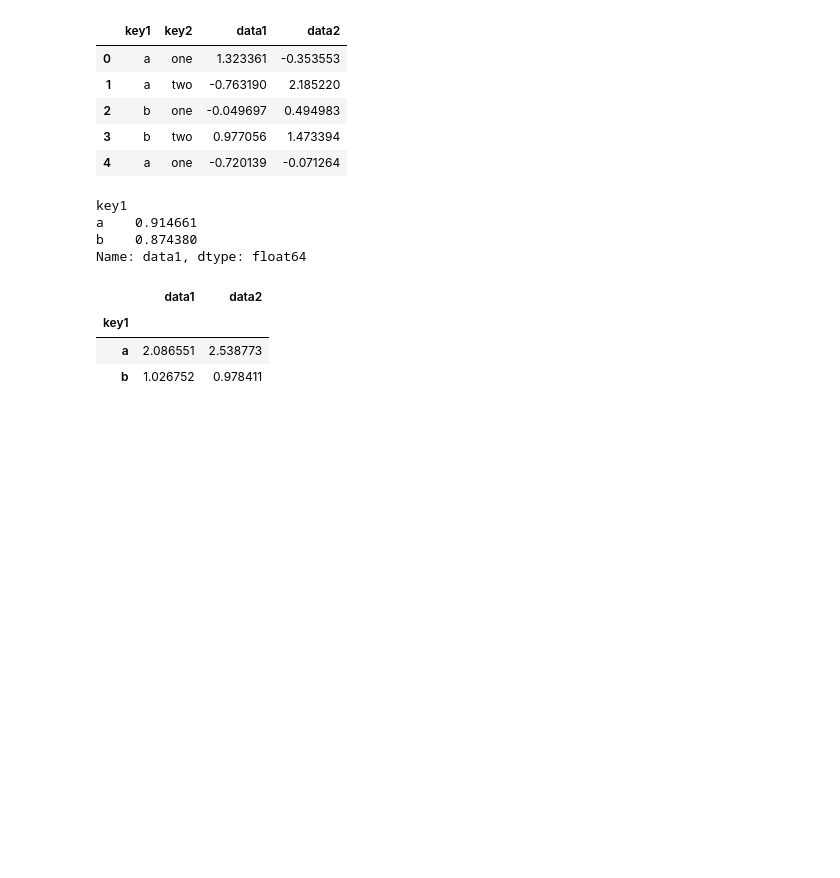
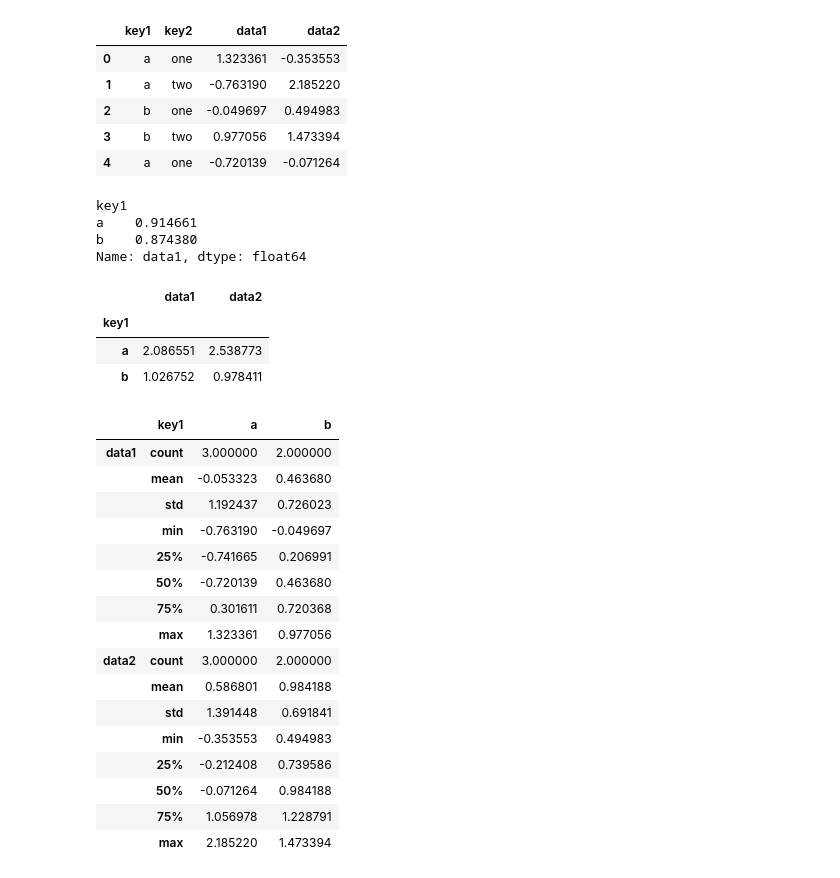
Before and after one commit to ArslanAmanov/Data-Science-Foundations-, a Jupyter notebook: Python for Data Analyses O'reilly_book/ch9_data_aggregation_and_group_ops.ipynb, the cells around one changed output. Cells and saved outputs as stored; diff of their text form; code cells hidden in the pictures; blank space fills up the shorter version.

Commit message:
optimized groupby methods

```diff
--- a/Python for Data Analyses O'reilly_book/ch9_data_aggregation_and_group_ops.ipynb
+++ b/Python for Data Analyses O'reilly_book/ch9_data_aggregation_and_group_ops.ipynb
@@ -374,3 +374,25 @@ grouped.agg(peak_to_peak)   # group df by key1 and compute peak_to_peak
 | key1 |  |  |
 | a | 2.086551 | 2.538773 |
 | b | 1.026752 | 0.978411 |
+# %%
+# You will notice that some methods like  "describe"  also work, even though they are not aggregations,
+# strictly speaking:
+grouped.describe().T  # group df by key1 and compute describe
+# %% [output]
+|  | key1 | a | b |
+| data1 | count | 3.000000 | 2.000000 |
+|  | mean | -0.053323 | 0.463680 |
+|  | std | 1.192437 | 0.726023 |
+|  | min | -0.763190 | -0.049697 |
+|  | 25% | -0.741665 | 0.206991 |
+|  | 50% | -0.720139 | 0.463680 |
+|  | 75% | 0.301611 | 0.720368 |
+|  | max | 1.323361 | 0.977056 |
+| data2 | count | 3.000000 | 2.000000 |
+|  | mean | 0.586801 | 0.984188 |
+|  | std | 1.391448 | 0.691841 |
+|  | min | -0.353553 | 0.494983 |
+|  | 25% | -0.212408 | 0.739586 |
+|  | 50% | -0.071264 | 0.984188 |
+|  | 75% | 1.056978 | 1.228791 |
+|  | max | 2.185220 | 1.473394 |
```
Also changed, not shown: parts of 1 cell of this notebook.
